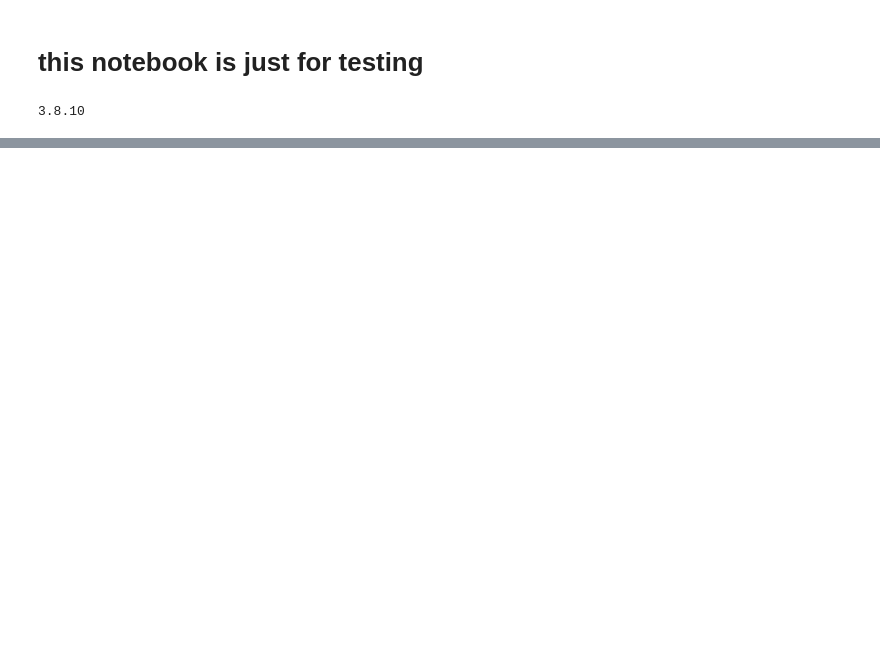
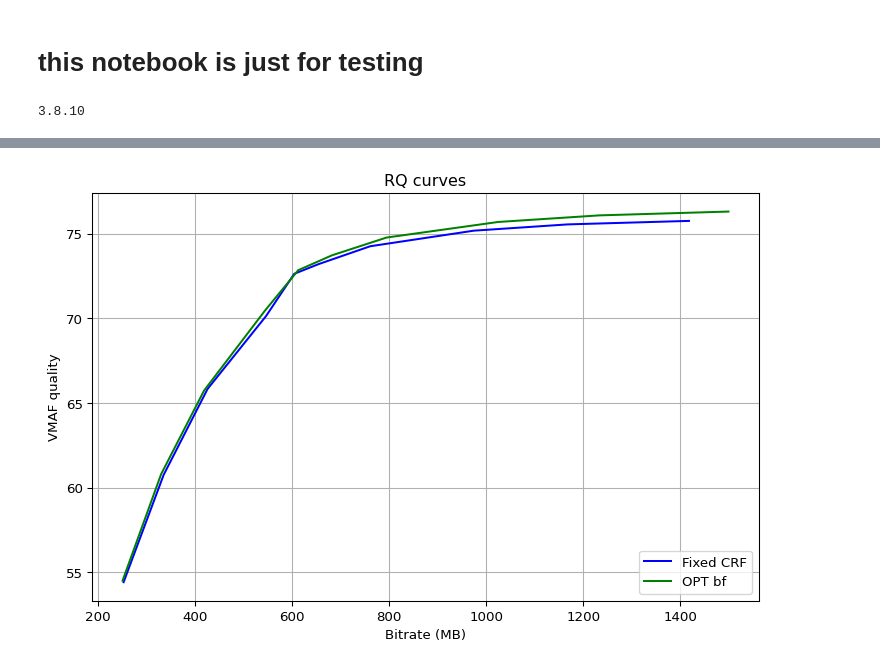
Before and after one commit to CheminDavide/Dynopt, a Jupyter notebook: testing.ipynb, the cells around one changed output, grey strips where cells are left out. Cells and saved outputs as stored; diff of their text form; code cells hidden in the pictures; blank space fills up the shorter version.

```diff
--- a/testing.ipynb
+++ b/testing.ipynb
@@ -56,0 +8,99 @@ test_vids/OPT_vids/rush_fiel_rate500000lg_AVC.mp4
+# %%
+import os
+import subprocess
+import json
+import numpy as np
+import matplotlib.pyplot as pl
+import tkinter as tk #to import file
+from tkinter import filedialog #to open import dialog
+
+def print_info():
+    !!ffprobe -v error -select_streams v:0 -show_entries format:stream -print_format json \
+    test_vids/OPT_vids/bf-lg-10intvl/rush_fiel_rate500000bf_AVC.mp4
+
+def get_bitrate(file):
+    command = f"ffprobe -v error -select_streams v:0 -show_entries format:stream -print_format json {file}"
+    cout = subprocess.run(command.split(), stdout=subprocess.PIPE, stderr=subprocess.STDOUT).stdout
+    jout = json.loads(cout)  # Convert data from JSON string to dictionary
+    return int(jout["format"]["bit_rate"])
+
+def get_vmaf(dist,ref):
+    c_vmaf = f"ffmpeg -i {ref} -i {dist} -hide_banner -loglevel error\
+            -lavfi \"[0:v]setpts=PTS-STARTPTS[ref];\
+                    [1:v]scale={res[0]}x{res[1]}:flags=bicubic,setpts=PTS-STARTPTS[dist];\
+                    [dist][ref]libvmaf=feature=name=psnr:log_path=rd_results/vmaf_logs.json:log_fmt=json\" \
+            -f null -" #|name=float_ssim|name=float_ms_ssim to compute the other metrics
+    subprocess.call(c_vmaf, shell=True)
+    print("-assessed= " + dist)
+    with open("rd_results/vmaf_logs.json", 'r') as r: #extract quality and rate values
+        i_data = json.load(r)
+    return i_data["pooled_metrics"]["vmaf"]["mean"]
+
+def encode(file,crf):
+    lib = "libx264" #libx265, libvpx-vp9
+    container = "mp4" #webm
+    add_info = "" #-b:v 0
+    out = "test_vids/temp_tests/" + str(crf) + "." + container
+
+    enc = f"ffmpeg -i {file} -c:v {lib} -crf {crf} {add_info} {out} -hide_banner -loglevel error"
+    subprocess.call(enc, shell=True)
+    print("-encoded= " + out)
+    return out
+
+def scale():
+    c_seq = "ffmpeg -i test_vids/srcRAW_FullHD/rush_field_cuts_1080p.y4m \
+        -filter:v scale=480x270 test_vids/srcRAW_SD/rush_field_cuts_SDp.y4m"
+    subprocess.call(c_seq, shell=True)
+
+def get_comp_vals():
+    with open(json_file, 'r') as r:
+        i_data = json.load(r)
+
+def open_file():
+    root = tk.Tk()
+    root.withdraw()
+    f = os.path.relpath(filedialog.askopenfilename())
+    #file_name = os.path.basename(source_path).split('.')[0]
+    return f
+
+#split an interval (l[0],l[1]) into n values
+def interval(l,n):
+    w = (l[1] - l[0]) / (n - 1)
+    return np.array([round(l[0]+i*w) for i in range(n)])
+
+res = [480,270]
+f_ref = "test_vids/srcRAW_SD/rush_field_cuts_SDp.y4m"
+#file = "test_vids/OPT_vids/bf-lg-10intvl/rush_fiel_vmaf75bf_AVC.mp4"
+file = open_file()
+
+[os.remove("test_vids/temp_tests/"+f) for f in os.listdir("test_vids/temp_tests/")]
+my_dpi = 96
+pl.figure(figsize=(860/my_dpi, 540/my_dpi), dpi=my_dpi)
+
+rate = np.zeros(10)
+dist = np.zeros(10)
+for i,v in enumerate(interval([15,35],10)):
+    o = encode(file, v)
+    rate[i] = get_bitrate(o)
+    dist[i] = get_vmaf(o,f_ref)
+print(rate)
+print(dist)
+pl.plot(rate/1000, dist, '-b', label="Fixed CRF")
+
+[os.remove("test_vids/temp_tests/"+f) for f in os.listdir("test_vids/temp_tests/")]
+file = open_file()
+for i,v in enumerate(interval([15,35],10)):
+    o = encode(file, v)
+    rate[i] = get_bitrate(o)
+    dist[i] = get_vmaf(o,f_ref)
+print(rate)
+print(dist)
+pl.plot(rate/1000, dist, '-g', label="OPT bf")
+
+pl.grid(True)
+pl.title("RQ curves")
+pl.ylabel("VMAF quality")
+pl.xlabel("Bitrate (MB)")
+pl.legend(loc="lower right")
+pl.figure()
+# %% [output]
@@ -56,0 +125 @@ test_vids/OPT_vids/rush_fiel_rate500000lg_AVC.mp4
+[figure, added]
```
Also changed, not shown: parts of 27 cells of this notebook, 26 other files.
